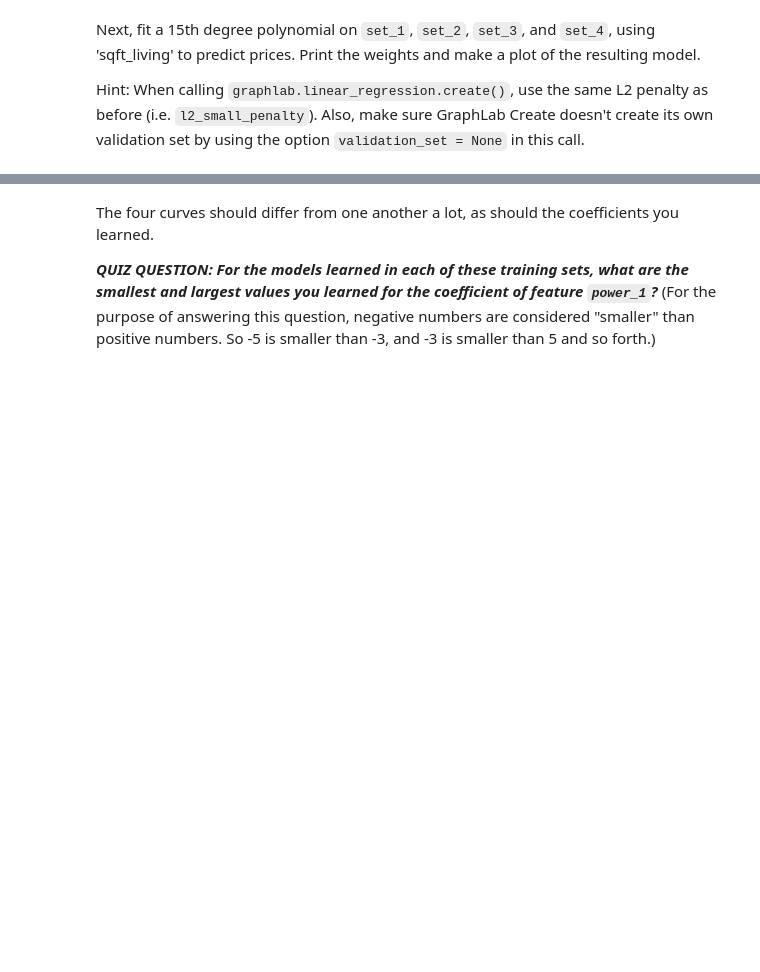
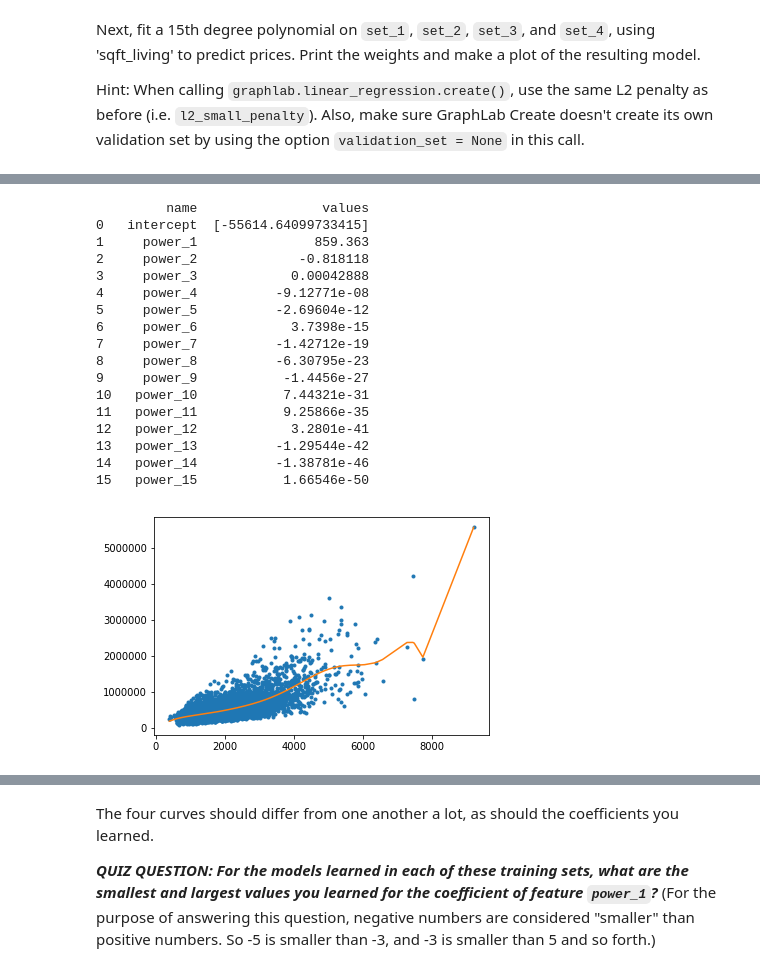
Before and after one commit to lalit527/ML_Specialization, a Jupyter notebook: Machine Learning Regression/Week4_Overfit/week-4-ridge-regression-assignment-1-solution.ipynb, the cells around one changed output, grey strips where cells are left out. Drawn from its saved outputs; the diff is of its cells as text; code cells hidden in the pictures; blank space fills up the shorter version.

```diff
--- a/Machine Learning Regression/Week4_Overfit/week-4-ridge-regression-assignment-1-solution.ipynb
+++ b/Machine Learning Regression/Week4_Overfit/week-4-ridge-regression-assignment-1-solution.ipynb
@@ -138,0 +125,21 @@ set_1_15 = plot_sample(set_1, 15, l2_small_penalty)
+# %%
+plot_sample(set_2, 15, l2_small_penalty)
+# %% [output]
+         name                values
+0   intercept  [-55614.64099733415]
+1     power_1               859.363
+2     power_2             -0.818118
+3     power_3            0.00042888
+4     power_4          -9.12771e-08
+5     power_5          -2.69604e-12
+6     power_6            3.7398e-15
+7     power_7          -1.42712e-19
+8     power_8          -6.30795e-23
+9     power_9           -1.4456e-27
+10   power_10           7.44321e-31
+11   power_11           9.25866e-35
+12   power_12            3.2801e-41
+13   power_13          -1.29544e-42
+14   power_14          -1.38781e-46
+15   power_15           1.66546e-50
+[figure, added]
```
Also changed, not shown: parts of 37 cells of this notebook.
